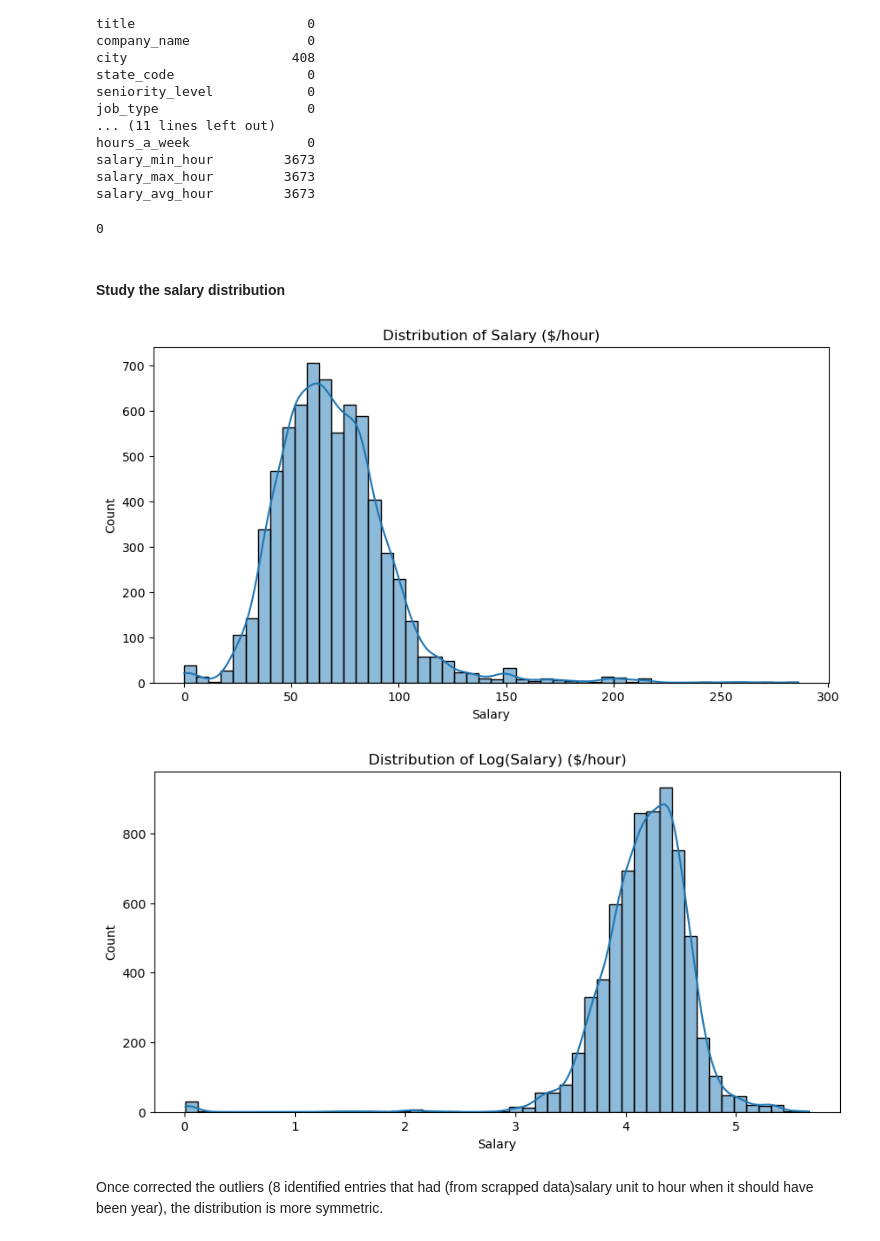
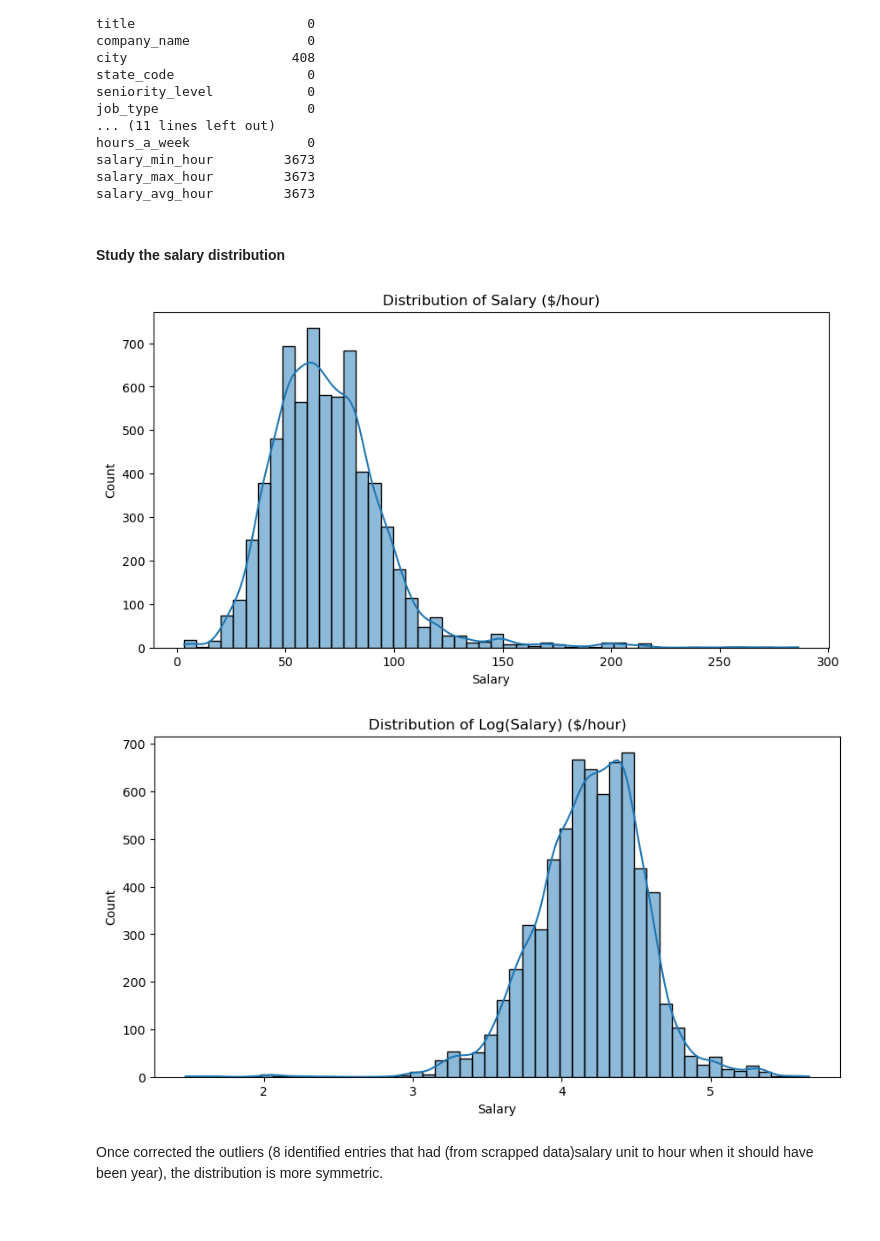
Before and after one commit to enicaking/web-analytics-project-repo, a Jupyter notebook: XGBoost Linkedin data_30embeddings_salary_hour_v3.ipynb, the cells around one changed output. Cells and saved outputs as stored; diff of their text form; code cells hidden in the pictures.

Commit message:
Processed data folder, several csv

```diff
--- a/XGBoost Linkedin data_30embeddings_salary_hour_v3.ipynb
+++ b/XGBoost Linkedin data_30embeddings_salary_hour_v3.ipynb
@@ -54,10 +54,10 @@ from sklearn.metrics import mean_absolute_error, mean_squared_error, r2_score, m
 # %% [markdown]
 In this notebook, we use salaries converted to $/hour.
 # %%
-#### Load the data
-# file_name= "jobs_linkedin_parsed.csv"
+# Load the data
+file_path= "C:/Users/adeli/Documents 4-Q1/Web Analytics/Final Project GitHub/web-analytics-project-repo/Processed data/"
 file_name= "linkedin_converted_salaries_hour_30emb.csv"
-df_raw=pd.read_csv(file_name)
+df_raw=pd.read_csv(file_path + file_name)
 df_raw.drop(columns=["description", "nltk_lemmas"]).head()
 # %% [output]
 |  | offer_id | title | company_name | city | state_code | seniority_level | job_type | job_function | ... |
@@ -90,18 +90,11 @@ hours_a_week               0
 salary_min_hour         3673
 salary_max_hour         3673
 salary_avg_hour         3673
-# %%
-# Check that the dataset has no entries with salary_unit as hour and salary_max > 140
-mask_140= (df_raw["salary_unit"] == "hour") & (df_raw["salary_max"] > 140)
-df_hour_over_140 = df_raw[mask_140]
-print(len(df_hour_over_140))
-# %% [output]
-0
 # %% [markdown]
 #### Study the salary distribution
 # %%
 # Plot salary distribution for 'salary_avg_hour'
-salary = df["salary_avg_hour"].dropna()
+salary = df_raw["salary_avg_hour"].dropna()
 
 plt.figure(figsize=(10, 5))
 sns.histplot(salary, kde=True, bins=50)
@@ -110,18 +103,19 @@ plt.xlabel("Salary")
 plt.ylabel("Count")
 plt.show()
 # %% [output]
-[figure, old version]
+[figure, new version]
 # %%
 # Plot logsalary distribution for 'salary_avg_hour'
-log_salary = df["salary_avg_hour_log"].dropna()
+df_raw["salary_avg_hour_log"] = np.log1p(df_raw["salary_avg_hour"])
+log_salary = df_raw["salary_avg_hour_log"].dropna()
 
 plt.figure(figsize=(10, 5))
 sns.histplot(log_salary, kde=True, bins=50)
 plt.title("Distribution of Log(Salary) ($/hour)")
 plt.xlabel("Salary")
 plt.ylabel("Count")
 plt.show()
 # %% [output]
-[figure, old version]
+[figure, new version]
 # %% [markdown]
 Once corrected the outliers (8 identified entries that had (from scrapped data)salary unit to hour when it should have been year), the distribution is more symmetric.
```
Also changed, not shown: parts of 18 cells of this notebook, 11 other files.
